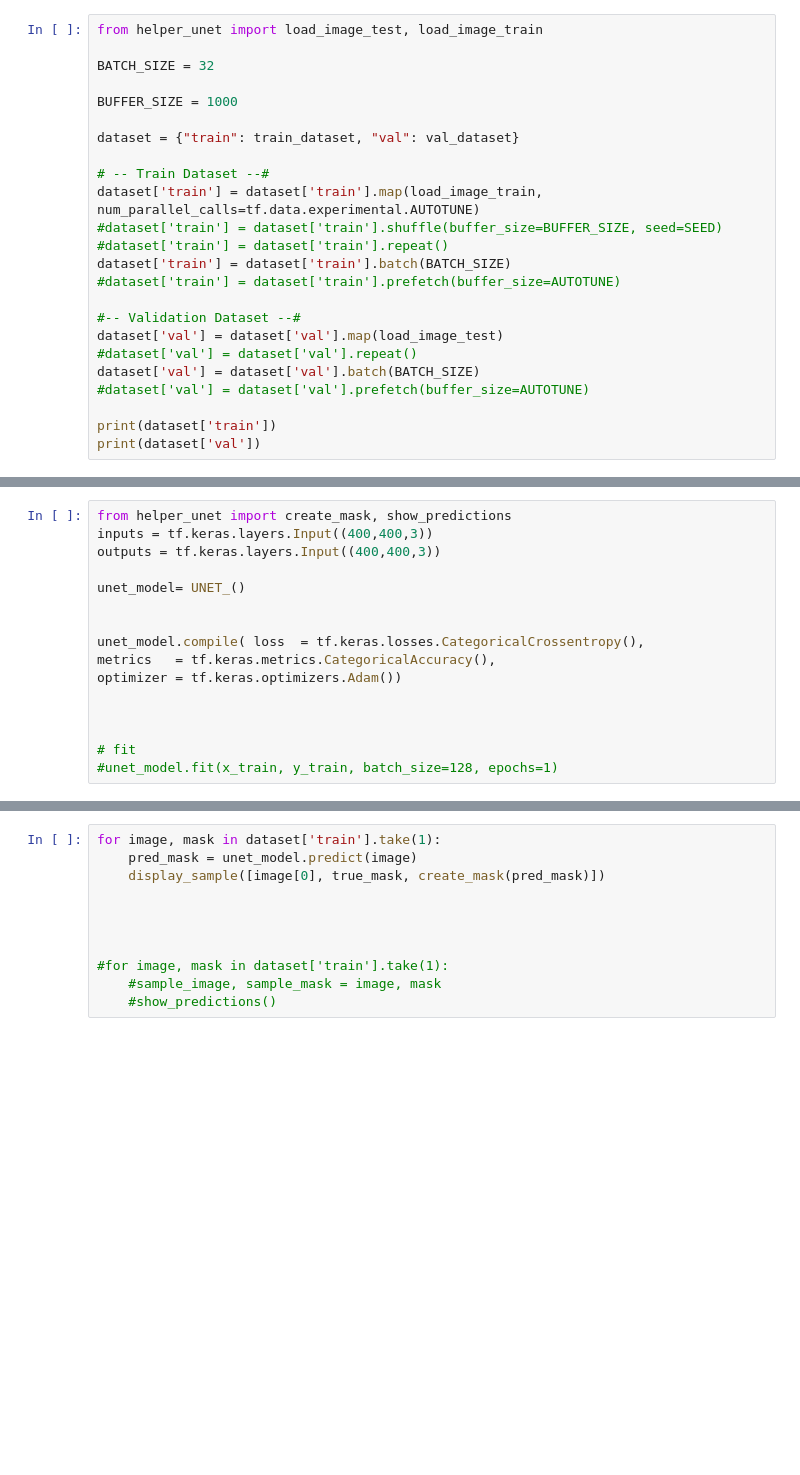
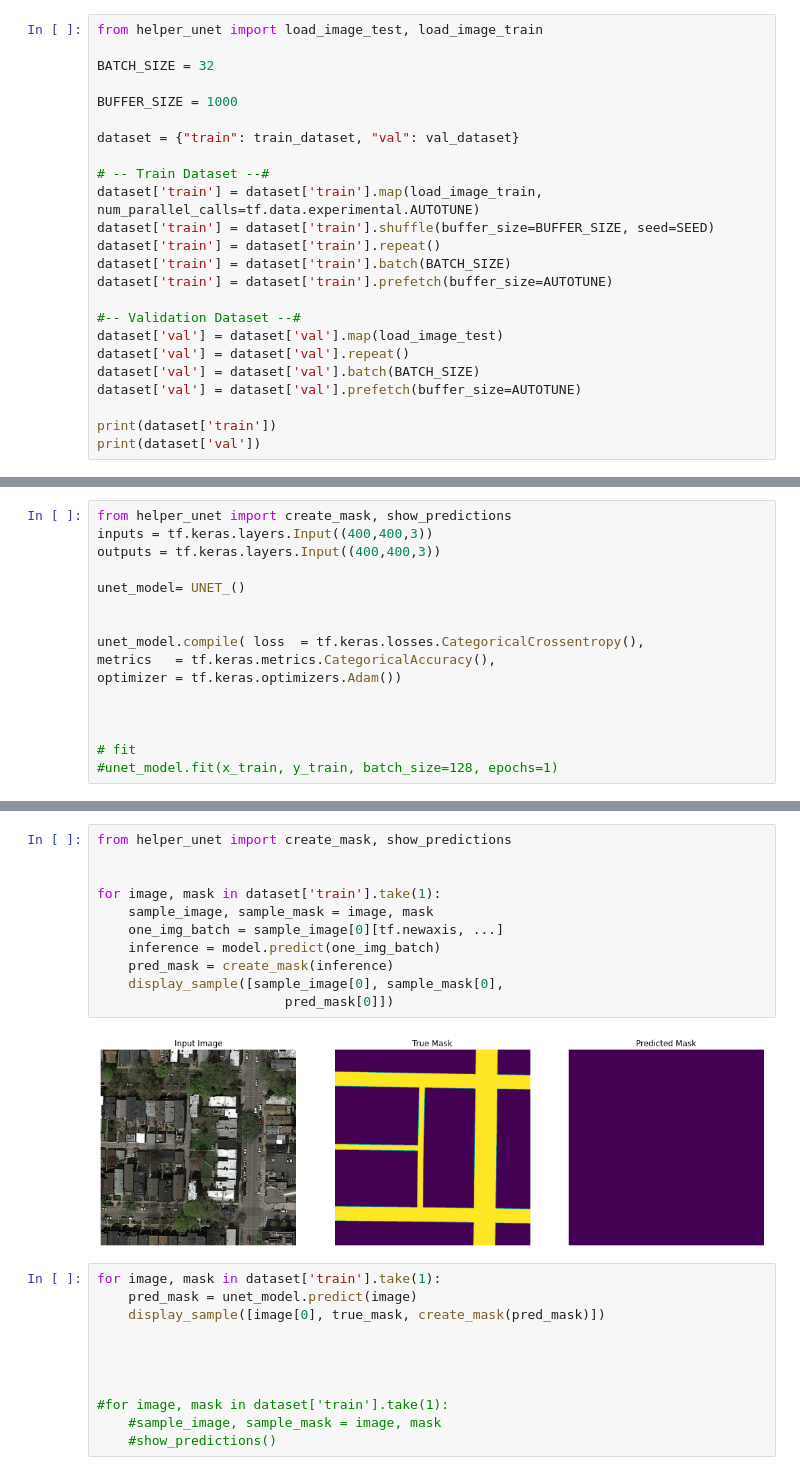
Before and after one commit to CS-433/Road_Segmentation, a Jupyter notebook: 79ca5c85-0d00-45fd-81e9-aa787898ebf5_epfml-segmentation/U_NET.ipynb, the cells around one changed output, grey strips where cells are left out. Cells and saved outputs as stored; diff of their text form; blank space fills up the shorter version.

Commit message:
"unet model"

```diff
--- a/79ca5c85-0d00-45fd-81e9-aa787898ebf5_epfml-segmentation/U_NET.ipynb
+++ b/79ca5c85-0d00-45fd-81e9-aa787898ebf5_epfml-segmentation/U_NET.ipynb
@@ -101,16 +105,16 @@ dataset = {"train": train_dataset, "val": val_dataset}
 
 # -- Train Dataset --#
 dataset['train'] = dataset['train'].map(load_image_train, num_parallel_calls=tf.data.experimental.AUTOTUNE)
-#dataset['train'] = dataset['train'].shuffle(buffer_size=BUFFER_SIZE, seed=SEED)
-#dataset['train'] = dataset['train'].repeat()
+dataset['train'] = dataset['train'].shuffle(buffer_size=BUFFER_SIZE, seed=SEED)
+dataset['train'] = dataset['train'].repeat()
 dataset['train'] = dataset['train'].batch(BATCH_SIZE)
-#dataset['train'] = dataset['train'].prefetch(buffer_size=AUTOTUNE)
+dataset['train'] = dataset['train'].prefetch(buffer_size=AUTOTUNE)
 
 #-- Validation Dataset --#
 dataset['val'] = dataset['val'].map(load_image_test)
-#dataset['val'] = dataset['val'].repeat()
+dataset['val'] = dataset['val'].repeat()
 dataset['val'] = dataset['val'].batch(BATCH_SIZE)
-#dataset['val'] = dataset['val'].prefetch(buffer_size=AUTOTUNE)
+dataset['val'] = dataset['val'].prefetch(buffer_size=AUTOTUNE)
 
 print(dataset['train'])
 print(dataset['val'])
@@ -251,3 +324,16 @@ optimizer = tf.keras.optimizers.Adam())
+# %%
+from helper_unet import create_mask, show_predictions
+
+
+for image, mask in dataset['train'].take(1):
+    sample_image, sample_mask = image, mask
+    one_img_batch = sample_image[0][tf.newaxis, ...]
+    inference = model.predict(one_img_batch)
+    pred_mask = create_mask(inference)
+    display_sample([sample_image[0], sample_mask[0],
+                        pred_mask[0]])
+# %% [output]
+[figure, added]
 # %%
 for image, mask in dataset['train'].take(1):
     pred_mask = unet_model.predict(image)
```
Also changed, not shown: parts of 4 cells of this notebook, 1 other file.
